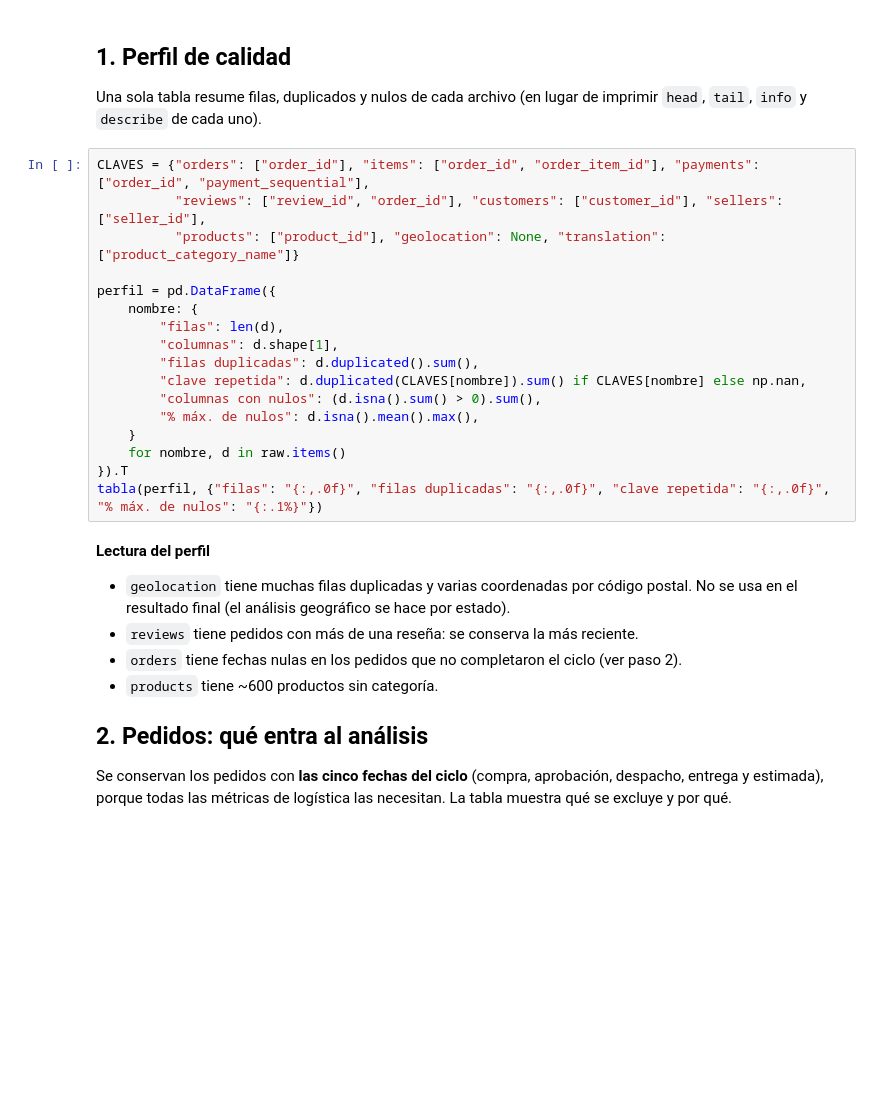
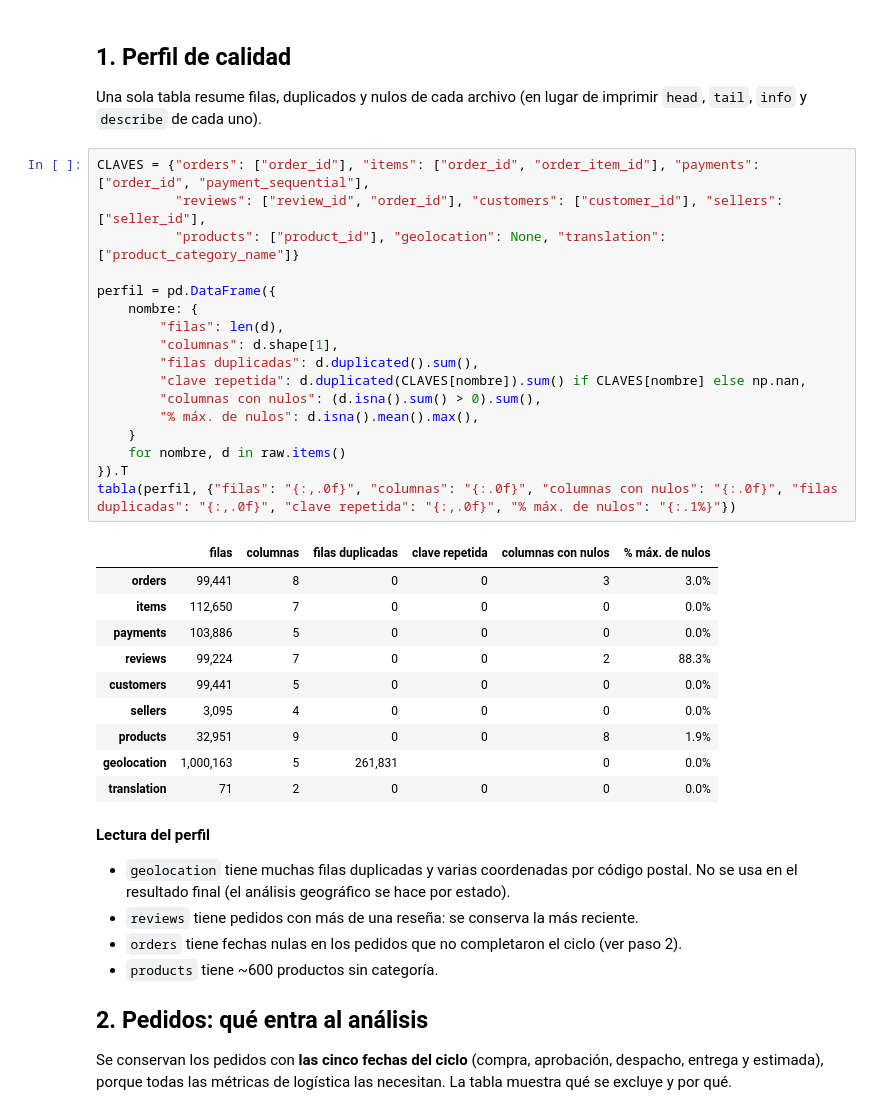
Before and after one commit to CordobaGabriel/olist-powerbi-dashboard, a Jupyter notebook: notebooks/01_preparacion_datos.ipynb, the cells around one changed output. Cells and saved outputs as stored; diff of their text form; blank space fills up the shorter version.

```diff
--- a/notebooks/01_preparacion_datos.ipynb
+++ b/notebooks/01_preparacion_datos.ipynb
@@ -46,20 +46,31 @@ Una sola tabla resume filas, duplicados y nulos de cada archivo (en lugar de imp
 # %%
 CLAVES = {"orders": ["order_id"], "items": ["order_id", "order_item_id"], "payments": ["order_id", "payment_sequential"],
           "reviews": ["review_id", "order_id"], "customers": ["customer_id"], "sellers": ["seller_id"],
           "products": ["product_id"], "geolocation": None, "translation": ["product_category_name"]}
 
 perfil = pd.DataFrame({
     nombre: {
         "filas": len(d),
         "columnas": d.shape[1],
         "filas duplicadas": d.duplicated().sum(),
         "clave repetida": d.duplicated(CLAVES[nombre]).sum() if CLAVES[nombre] else np.nan,
         "columnas con nulos": (d.isna().sum() > 0).sum(),
         "% máx. de nulos": d.isna().mean().max(),
     }
     for nombre, d in raw.items()
 }).T
-tabla(perfil, {"filas": "{:,.0f}", "filas duplicadas": "{:,.0f}", "clave repetida": "{:,.0f}", "% máx. de nulos": "{:.1%}"})
+tabla(perfil, {"filas": "{:,.0f}", "columnas": "{:.0f}", "columnas con nulos": "{:.0f}", "filas duplicadas": "{:,.0f}", "clave repetida": "{:,.0f}", "% máx. de nulos": "{:.1%}"})
+# %% [output]
+|  | filas | columnas | filas duplicadas | clave repetida | columnas con nulos | % máx. de nulos |
+| orders | 99,441 | 8 | 0 | 0 | 3 | 3.0% |
+| items | 112,650 | 7 | 0 | 0 | 0 | 0.0% |
+| payments | 103,886 | 5 | 0 | 0 | 0 | 0.0% |
+| reviews | 99,224 | 7 | 0 | 0 | 2 | 88.3% |
+| customers | 99,441 | 5 | 0 | 0 | 0 | 0.0% |
+| sellers | 3,095 | 4 | 0 | 0 | 0 | 0.0% |
+| products | 32,951 | 9 | 0 | 0 | 8 | 1.9% |
+| geolocation | 1,000,163 | 5 | 261,831 |  | 0 | 0.0% |
+| translation | 71 | 2 | 0 | 0 | 0 | 0.0% |
 # %% [markdown]
 **Lectura del perfil**
 
```
Also changed, not shown: parts of 12 cells of this notebook, 2 other files.
